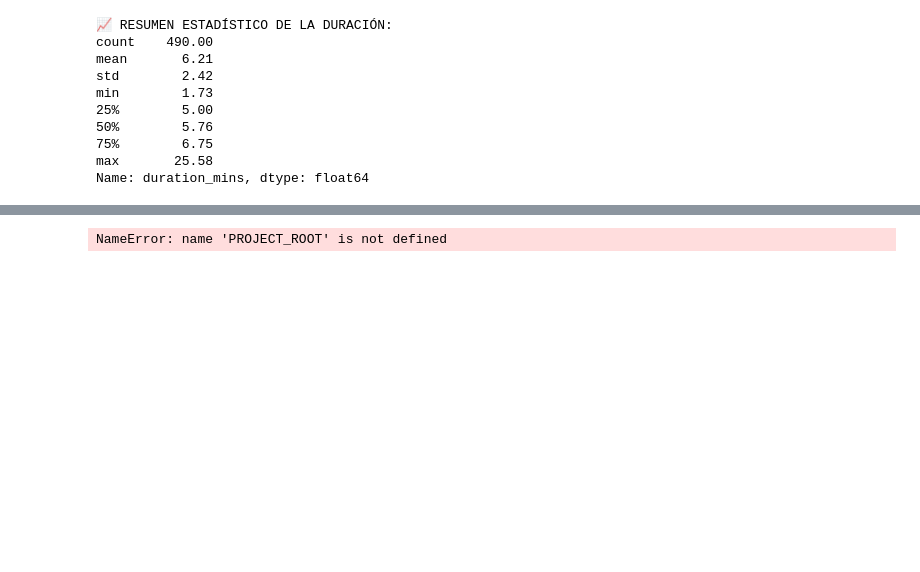
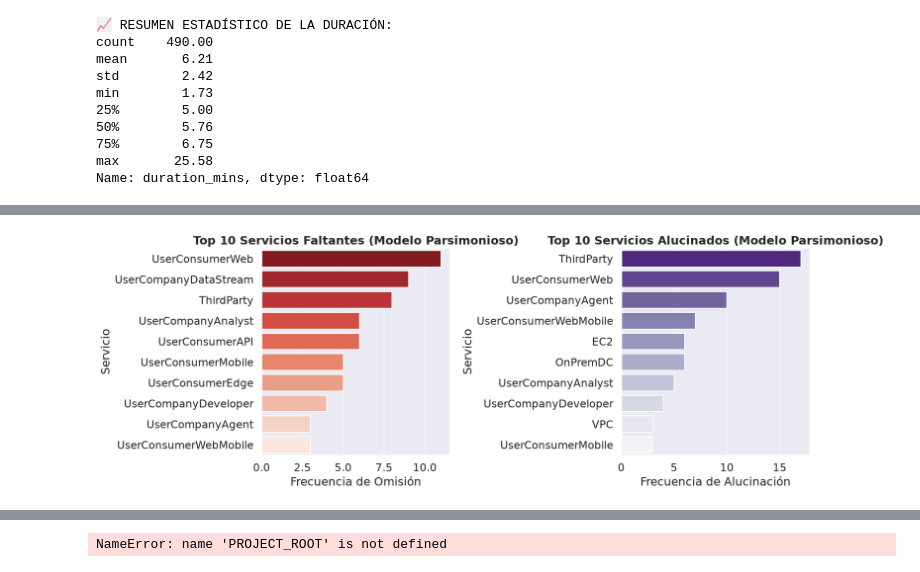
Before and after one commit to stevenijm777/AWS-Architecture, a Jupyter notebook: whiteboard_selection_lab/graficas.ipynb, the cells around one changed output, grey strips where cells are left out. Drawn from its saved outputs; the diff is of its cells as text; code cells hidden in the pictures; blank space fills up the shorter version.

```diff
--- a/whiteboard_selection_lab/graficas.ipynb
+++ b/whiteboard_selection_lab/graficas.ipynb
@@ -235,0 +325,37 @@ auditar_alucinaciones_y_faltantes(df)
+# %%
+# ==========================================
+# 🔍 3. ALUCINACIONES Y SERVICIOS FALTANTES EN PARSIMONIOSO
+# ==========================================
+def auditar_errores_parsimonioso(df):
+    from collections import Counter
+    df_pars = df[df["run_type"].str.contains("Parsimonious", na=False)]
+
+    faltantes = df_pars["services_missing"].dropna().astype(str)
+    lista_faltantes = [s.strip() for fila in faltantes for s in fila.split(",") if s.strip()]
+    conteo_faltantes = Counter(lista_faltantes)
+
+    alucinados = df_pars["services_hallucinated"].dropna().astype(str)
+    lista_alucinados = [s.strip() for fila in alucinados for s in fila.split(",") if s.strip()]
+    conteo_alucinados = Counter(lista_alucinados)
+
+    df_faltantes = pd.DataFrame(conteo_faltantes.items(), columns=["Servicio", "Frecuencia"]).sort_values(by="Frecuencia", ascending=False).head(10)
+    df_alucinados = pd.DataFrame(conteo_alucinados.items(), columns=["Servicio", "Frecuencia"]).sort_values(by="Frecuencia", ascending=False).head(10)
+
+    fig, axes = plt.subplots(1, 2, figsize=(16, 6))
+
+    if not df_faltantes.empty:
+        sns.barplot(x="Frecuencia", y="Servicio", hue="Servicio", data=df_faltantes, ax=axes[0], palette="Reds_r", legend=False)
+        axes[0].set_title("Top 10 Servicios Faltantes (Modelo Parsimonioso)", fontweight="bold")
+        axes[0].set_xlabel("Frecuencia de Omisión")
+
+    if not df_alucinados.empty:
+        sns.barplot(x="Frecuencia", y="Servicio", hue="Servicio", data=df_alucinados, ax=axes[1], palette="Purples_r", legend=False)
+        axes[1].set_title("Top 10 Servicios Alucinados (Modelo Parsimonioso)", fontweight="bold")
+        axes[1].set_xlabel("Frecuencia de Alucinación")
+
+    plt.tight_layout()
+    plt.show()
+
+auditar_errores_parsimonioso(df)
+# %% [output]
+[figure, added]
```
Also changed, not shown: parts of 7 cells of this notebook, 56 other files.
